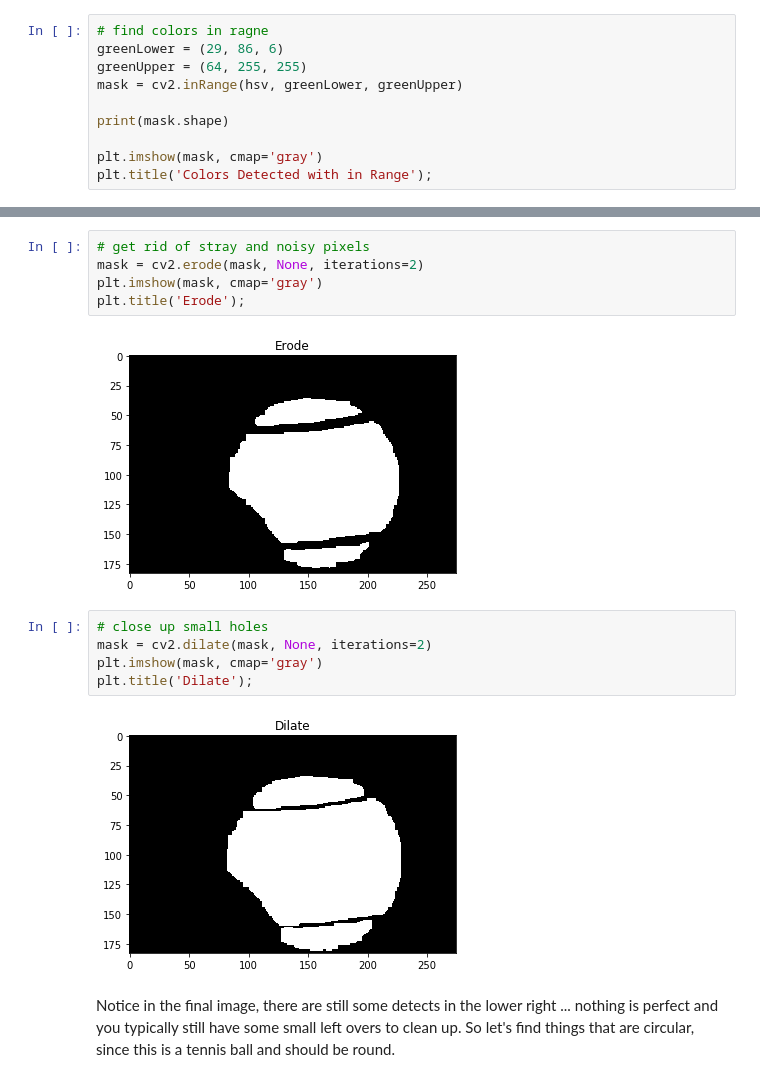
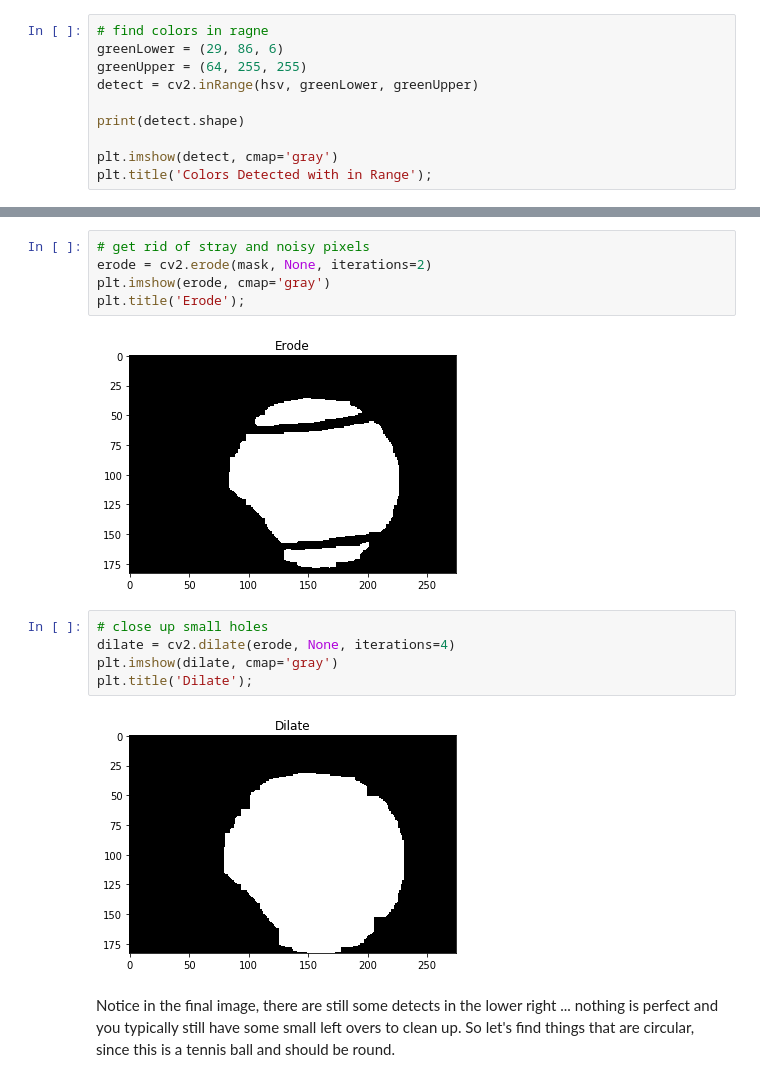
Before and after one commit to MarsUniversity/ece387-robotics, a Jupyter notebook: website/block_3_vision/lsn20/lsn20.ipynb, the cells around one changed output, grey strips where cells are left out. Drawn from its saved outputs; the diff is of its cells as text.

```diff
--- a/website/block_3_vision/lsn20/lsn20.ipynb
+++ b/website/block_3_vision/lsn20/lsn20.ipynb
@@ -59,10 +59,10 @@ plt.title('HSV {}'.format(hsv.shape));
 # find colors in ragne
 greenLower = (29, 86, 6)
 greenUpper = (64, 255, 255)
-mask = cv2.inRange(hsv, greenLower, greenUpper)
+detect = cv2.inRange(hsv, greenLower, greenUpper)
 
-print(mask.shape)
+print(detect.shape)
 
-plt.imshow(mask, cmap='gray')
+plt.imshow(detect, cmap='gray')
 plt.title('Colors Detected with in Range');
 # %% [output]
@@ -70,18 +70,18 @@ plt.title('Colors Detected with in Range');
 [figure]
 # %%
 # get rid of stray and noisy pixels
-mask = cv2.erode(mask, None, iterations=2)
-plt.imshow(mask, cmap='gray')
+erode = cv2.erode(mask, None, iterations=2)
+plt.imshow(erode, cmap='gray')
 plt.title('Erode');
 # %% [output]
 [figure]
 # %%
 # close up small holes
-mask = cv2.dilate(mask, None, iterations=2)
-plt.imshow(mask, cmap='gray')
+dilate = cv2.dilate(erode, None, iterations=4)
+plt.imshow(dilate, cmap='gray')
 plt.title('Dilate');
 # %% [output]
-[figure, old version]
+[figure, new version]
 # %% [markdown]
 Notice in the final image, there are still some detects in the lower right ... nothing is perfect and you typically still have some small left overs to clean up. So let's find things that are circular, since this is a tennis ball and should be round.
 # %%
```
Also changed, not shown: parts of 8 cells of this notebook, 1 other file.
